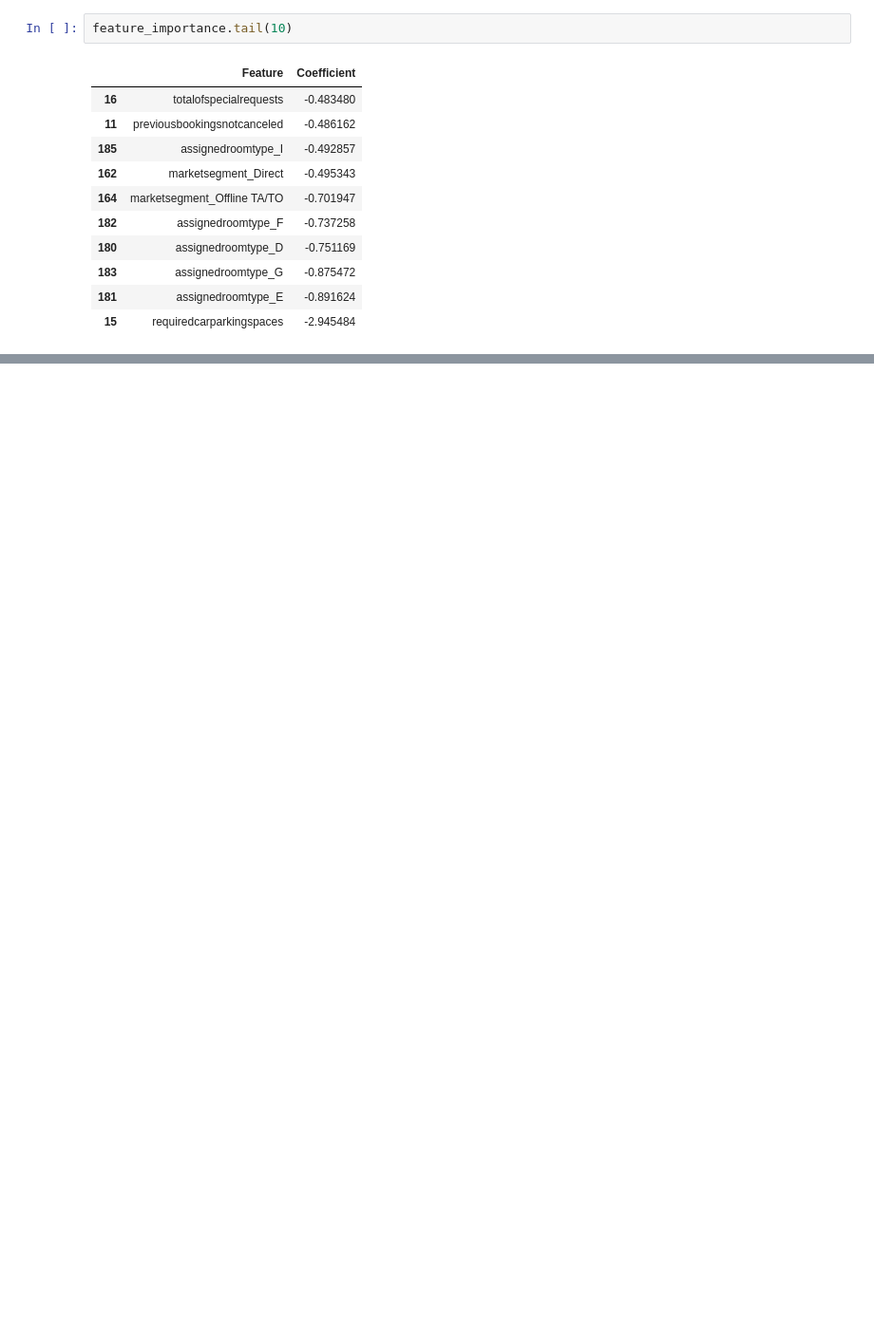
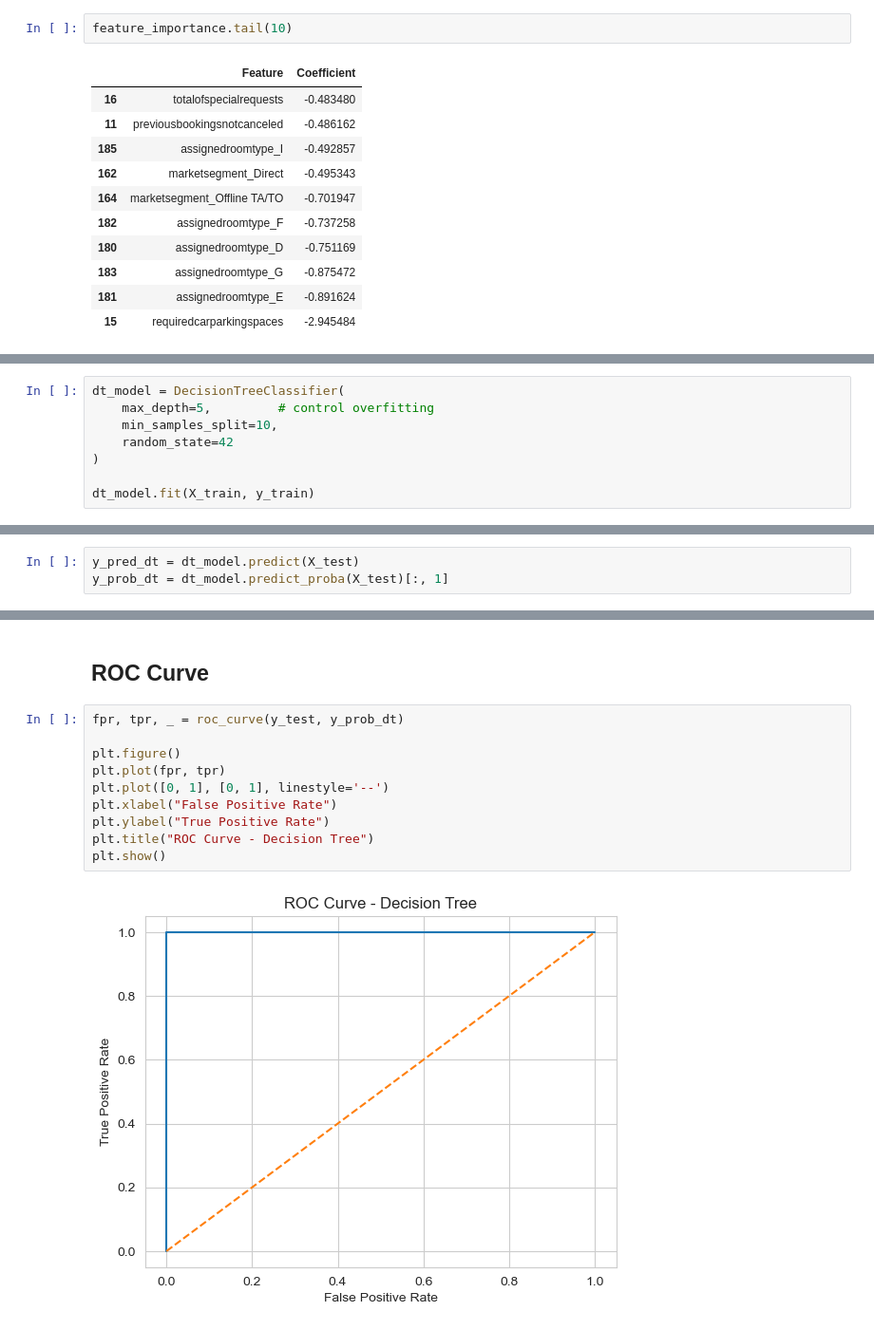
Before and after one commit to RinshaVarangot/Infotact-Team-24, a Jupyter notebook: Week 3/Predictive analysis.ipynb, the cells around one changed output, grey strips where cells are left out. Shown at 95% size. Drawn from its saved outputs; the diff is of its cells as text; blank space fills up the shorter version.

Commit message:
Add  Decision Tree Classifier

```diff
--- a/Week 3/Predictive analysis.ipynb
+++ b/Week 3/Predictive analysis.ipynb
@@ -107,0 +122,8 @@ feature_importance.tail(10)
+# %%
+dt_model = DecisionTreeClassifier(
+    max_depth=5,         # control overfitting
+    min_samples_split=10,
+    random_state=42
+)
+
+dt_model.fit(X_train, y_train)
@@ -107,0 +132,3 @@ feature_importance.tail(10)
+# %%
+y_pred_dt = dt_model.predict(X_test)
+y_prob_dt = dt_model.predict_proba(X_test)[:, 1]
@@ -107,0 +179,14 @@ feature_importance.tail(10)
+# %% [markdown]
+## ROC Curve
+# %%
+fpr, tpr, _ = roc_curve(y_test, y_prob_dt)
+
+plt.figure()
+plt.plot(fpr, tpr)
+plt.plot([0, 1], [0, 1], linestyle='--')
+plt.xlabel("False Positive Rate")
+plt.ylabel("True Positive Rate")
+plt.title("ROC Curve - Decision Tree")
+plt.show()
+# %% [output]
+[figure, added]
```
Also changed, not shown: parts of 15 cells of this notebook.
